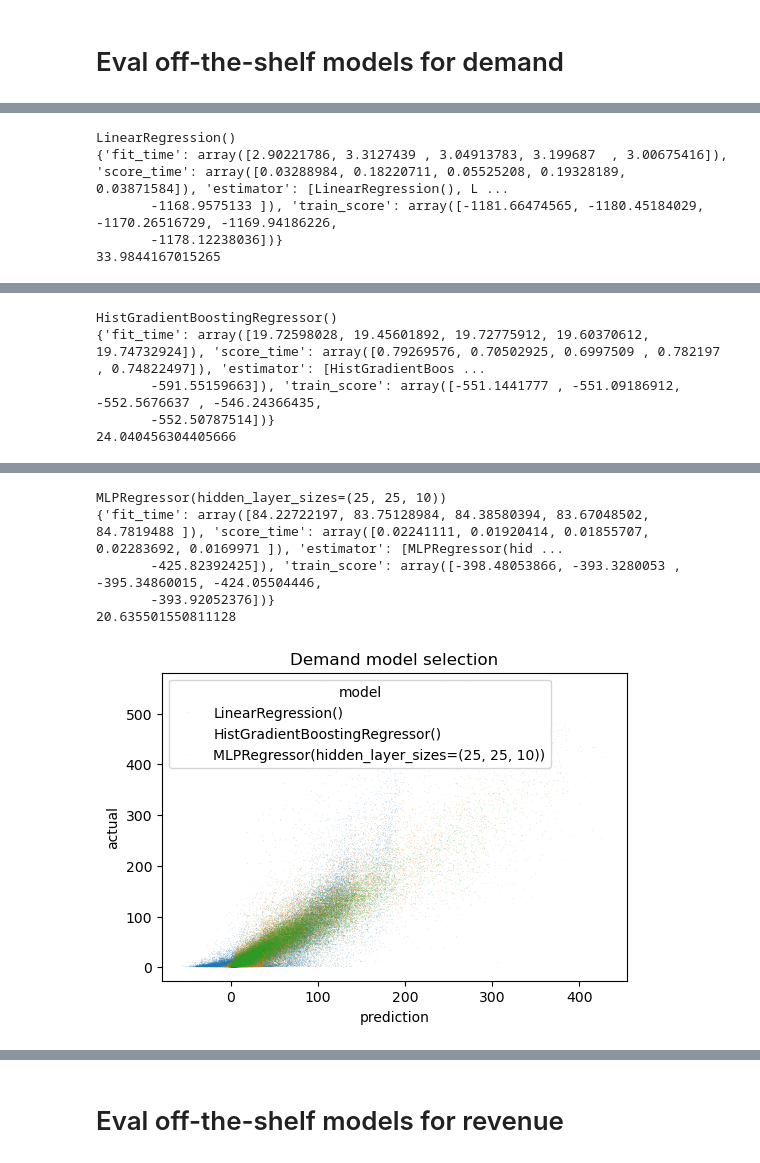
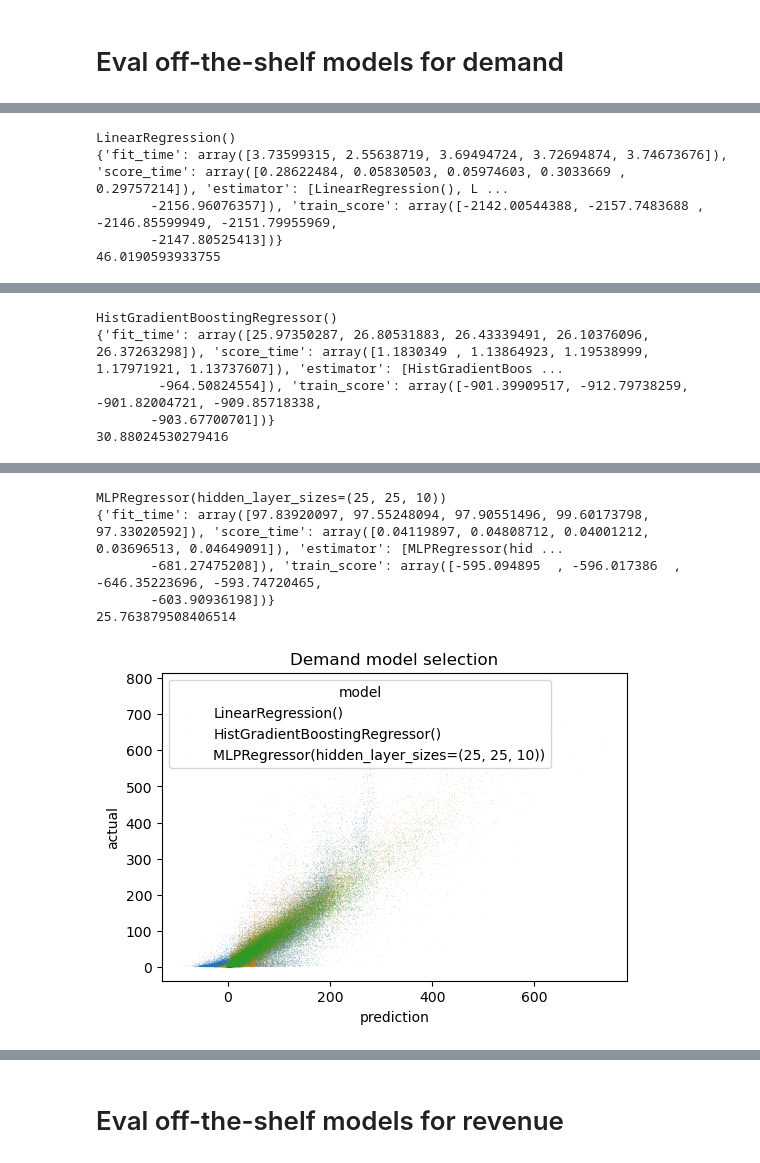
Before and after one commit to sarfaraz79/driver-scheduling, a Jupyter notebook: final/03_models.ipynb, the cells around one changed output, grey strips where cells are left out. Cells and saved outputs as stored; diff of their text form; code cells hidden in the pictures.

```diff
--- a/final/03_models.ipynb
+++ b/final/03_models.ipynb
@@ -336,6 +411,9 @@ rides_train = load_clean("train_*")
 class Eval:
     def __init__(self, xy):
         self.X, self.y = xy
+        self.X = sk.clone(full_pipeline).fit_transform(
+            self.X.toarray() if hasattr(self.X, "toarray") else self.X,
+        )
 
         [(self.train_idx, self.valid_idx)] = sk.model_selection.ShuffleSplit(
             n_splits=1,
@@ -346,10 +424,11 @@ class Eval:
             y=self.y,
         )
 
+
     def eval(self, m):
         xv = sk.model_selection.cross_validate(
             m,
-            self.X[self.train_idx].toarray(),
+            self.X[self.train_idx],
             self.y[self.train_idx],
             cv=5,
             scoring="neg_mean_squared_error",
@@ -365,8 +444,8 @@ class Eval:
 
         best = xv["estimator"][np.argmin(xv["test_score"])]
 
-        return pd.DataFrame(dict(
-            pred = best.predict(self.X[self.valid_idx].toarray()),
+        return xv, str(best), pd.DataFrame(dict(
+            pred = best.predict(self.X[self.valid_idx]),
             actual = self.y[self.valid_idx],
             model = str(best),
         ))
@@ -375,25 +453,22 @@ class Eval:
 # Eval off-the-shelf models for demand
 # %%
 demand_eval = Eval(
-    build_xy(rides_train, "cur_count", demand_lags, is_test=False),
+    build_xy(rides_train, "cur_count", demand_lags),
 )
 
-results = pd.concat(
-    (
-        demand_eval.eval(m)
-        for m in [
-            sk.linear_model.LinearRegression(),
-            sk.ensemble.HistGradientBoostingRegressor(),
-            sk.neural_network.MLPRegressor(hidden_layer_sizes=(25, 25, 10)),
-        ]
-    ),
-    ignore_index=True,
-)
+results = [
+    demand_eval.eval(m)
+    for m in [
+        sk.linear_model.LinearRegression(),
+        sk.ensemble.HistGradientBoostingRegressor(),
+        sk.neural_network.MLPRegressor(hidden_layer_sizes=(25, 25, 10)),
+    ]
+]
 
 with oneplot() as ax:
     sns.scatterplot(
         ax=ax,
-        data=results,
+        data=pd.concat([x[2] for x in results], ignore_index=True),
         x="pred",
         y="actual",
         hue="model",
@@ -412,6 +487,6 @@ with oneplot() as ax:
 LinearRegression()
-{'fit_time': array([2.90221786, 3.3127439 , 3.04913783, 3.199687  , 3.00675416]), 'score_time': array([0.03288984, 0.18220711, 0.05525208, 0.19328189, 0.03871584]), 'estimator': [LinearRegression(), L ...
-       -1168.9575133 ]), 'train_score': array([-1181.66474565, -1180.45184029, -1170.26516729, -1169.94186226,
-       -1178.12238036])}
-33.9844167015265
+{'fit_time': array([3.73599315, 2.55638719, 3.69494724, 3.72694874, 3.74673676]), 'score_time': array([0.28622484, 0.05830503, 0.05974603, 0.3033669 , 0.29757214]), 'estimator': [LinearRegression(), L ...
+       -2156.96076357]), 'train_score': array([-2142.00544388, -2157.7483688 , -2146.85599949, -2151.79955969,
+       -2147.80525413])}
+46.0190593933755
 [Parallel(n_jobs=-1)]: Using backend LokyBackend with 10 concurrent workers.
@@ -421,6 +496,6 @@ LinearRegression()
 HistGradientBoostingRegressor()
-{'fit_time': array([19.72598028, 19.45601892, 19.72775912, 19.60370612, 19.74732924]), 'score_time': array([0.79269576, 0.70502925, 0.6997509 , 0.782197  , 0.74822497]), 'estimator': [HistGradientBoos ...
-       -591.55159663]), 'train_score': array([-551.1441777 , -551.09186912, -552.5676637 , -546.24366435,
-       -552.50787514])}
-24.040456304405666
+{'fit_time': array([25.97350287, 26.80531883, 26.43339491, 26.10376096, 26.37263298]), 'score_time': array([1.1830349 , 1.13864923, 1.19538999, 1.17971921, 1.13737607]), 'estimator': [HistGradientBoos ...
+        -964.50824554]), 'train_score': array([-901.39909517, -912.79738259, -901.82004721, -909.85718338,
+       -903.67700701])}
+30.88024530279416
 [Parallel(n_jobs=-1)]: Using backend LokyBackend with 10 concurrent workers.
@@ -430,6 +505,6 @@ HistGradientBoostingRegressor()
 MLPRegressor(hidden_layer_sizes=(25, 25, 10))
-{'fit_time': array([84.22722197, 83.75128984, 84.38580394, 83.67048502, 84.7819488 ]), 'score_time': array([0.02241111, 0.01920414, 0.01855707, 0.02283692, 0.0169971 ]), 'estimator': [MLPRegressor(hid ...
-       -425.82392425]), 'train_score': array([-398.48053866, -393.3280053 , -395.34860015, -424.05504446,
-       -393.92052376])}
-20.635501550811128
+{'fit_time': array([97.83920097, 97.55248094, 97.90551496, 99.60173798, 97.33020592]), 'score_time': array([0.04119897, 0.04808712, 0.04001212, 0.03696513, 0.04649091]), 'estimator': [MLPRegressor(hid ...
+       -681.27475208]), 'train_score': array([-595.094895  , -596.017386  , -646.35223696, -593.74720465,
+       -603.90936198])}
+25.763879508406514
-[figure, old version]
+[figure, new version]
```
Also changed, not shown: parts of 10 cells of this notebook, 12 other files.
